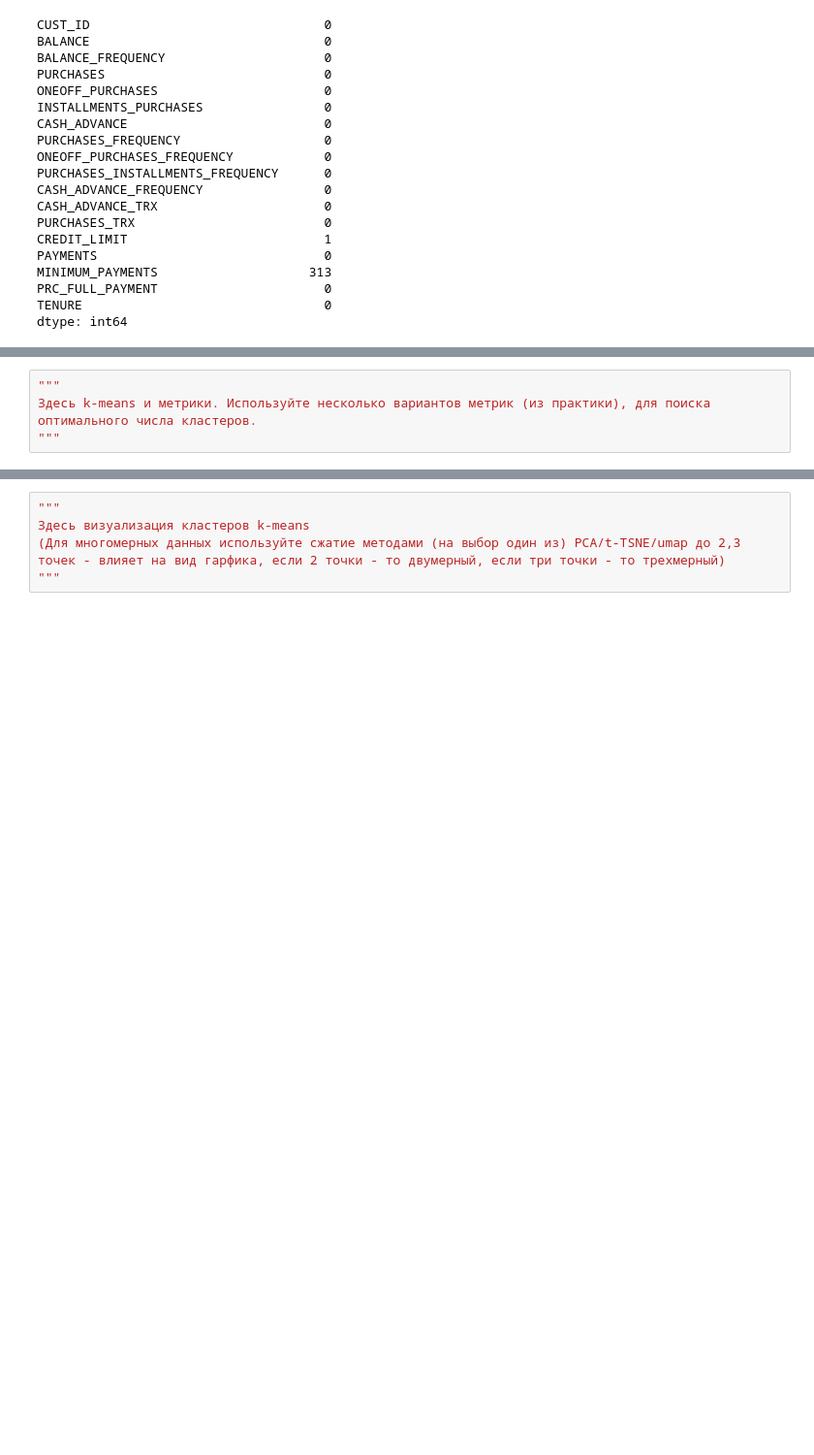
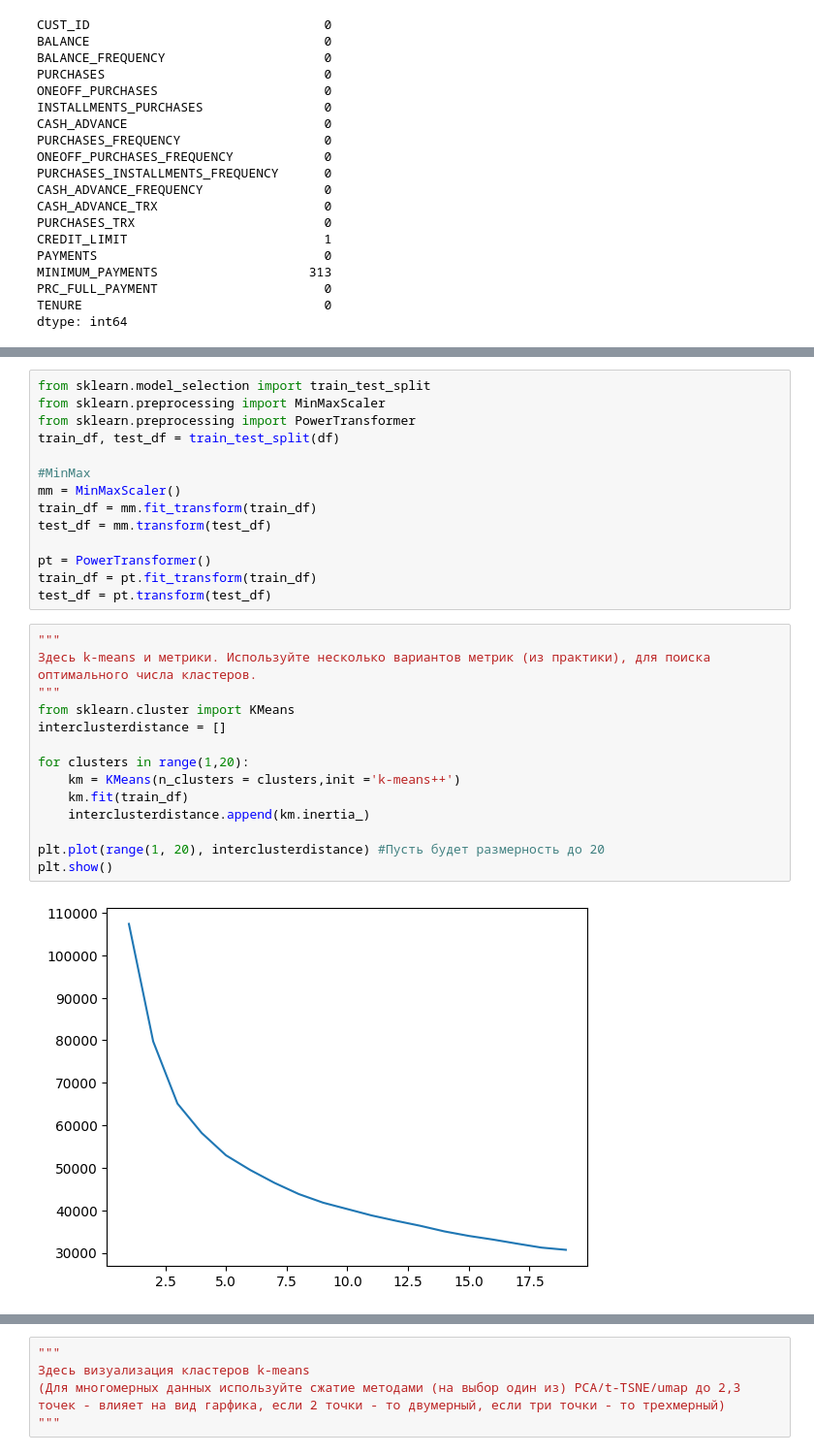
Before and after one commit to Dev-Atom42/MachineLearning-Calobaratory, a Jupyter notebook: Задание_4.ipynb, the cells around one changed output, grey strips where cells are left out. Shown at 97% size. Drawn from its saved outputs; the diff is of its cells as text; blank space fills up the shorter version.

```diff
--- a/Задание_4.ipynb
+++ b/Задание_4.ipynb
@@ -92,4 +155,30 @@ df #очищенная таблица
+# %%
+from sklearn.model_selection import train_test_split
+from sklearn.preprocessing import MinMaxScaler
+from sklearn.preprocessing import PowerTransformer
+train_df, test_df = train_test_split(df)
+
+#MinMax
+mm = MinMaxScaler()
+train_df = mm.fit_transform(train_df)
+test_df = mm.transform(test_df)
+
+pt = PowerTransformer()
+train_df = pt.fit_transform(train_df)
+test_df = pt.transform(test_df)
 # %%
 """
 Здесь k-means и метрики. Используйте несколько вариантов метрик (из практики), для поиска оптимального числа кластеров.
 """
+from sklearn.cluster import KMeans
+interclusterdistance = []
+
+for clusters in range(1,20):
+    km = KMeans(n_clusters = clusters,init ='k-means++')
+    km.fit(train_df)
+    interclusterdistance.append(km.inertia_)
+
+plt.plot(range(1, 20), interclusterdistance) #Пусть будет размерность до 20
+plt.show()
+# %% [output]
+[figure, added]
```
Also changed, not shown: parts of 21 cells of this notebook.
